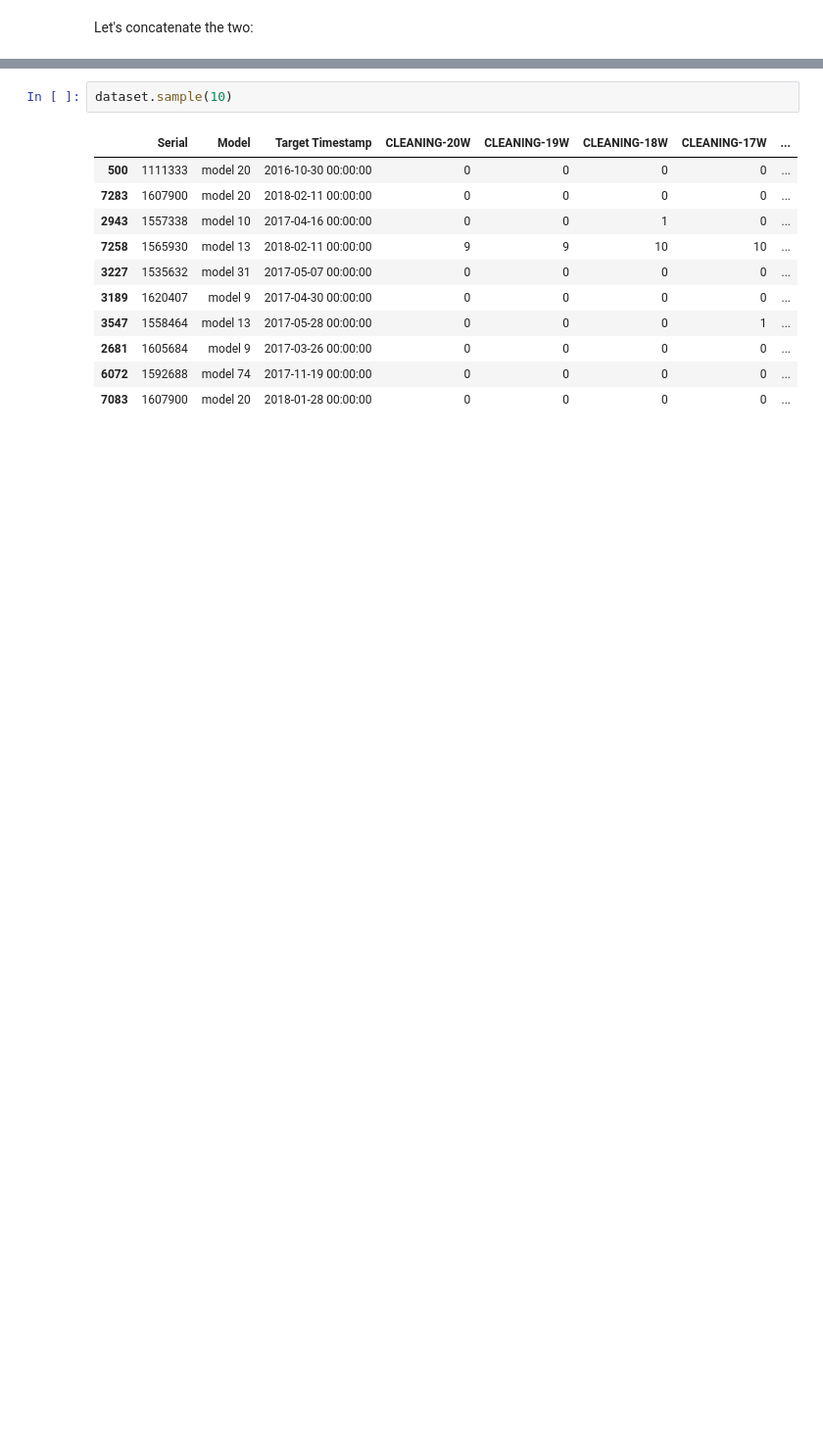
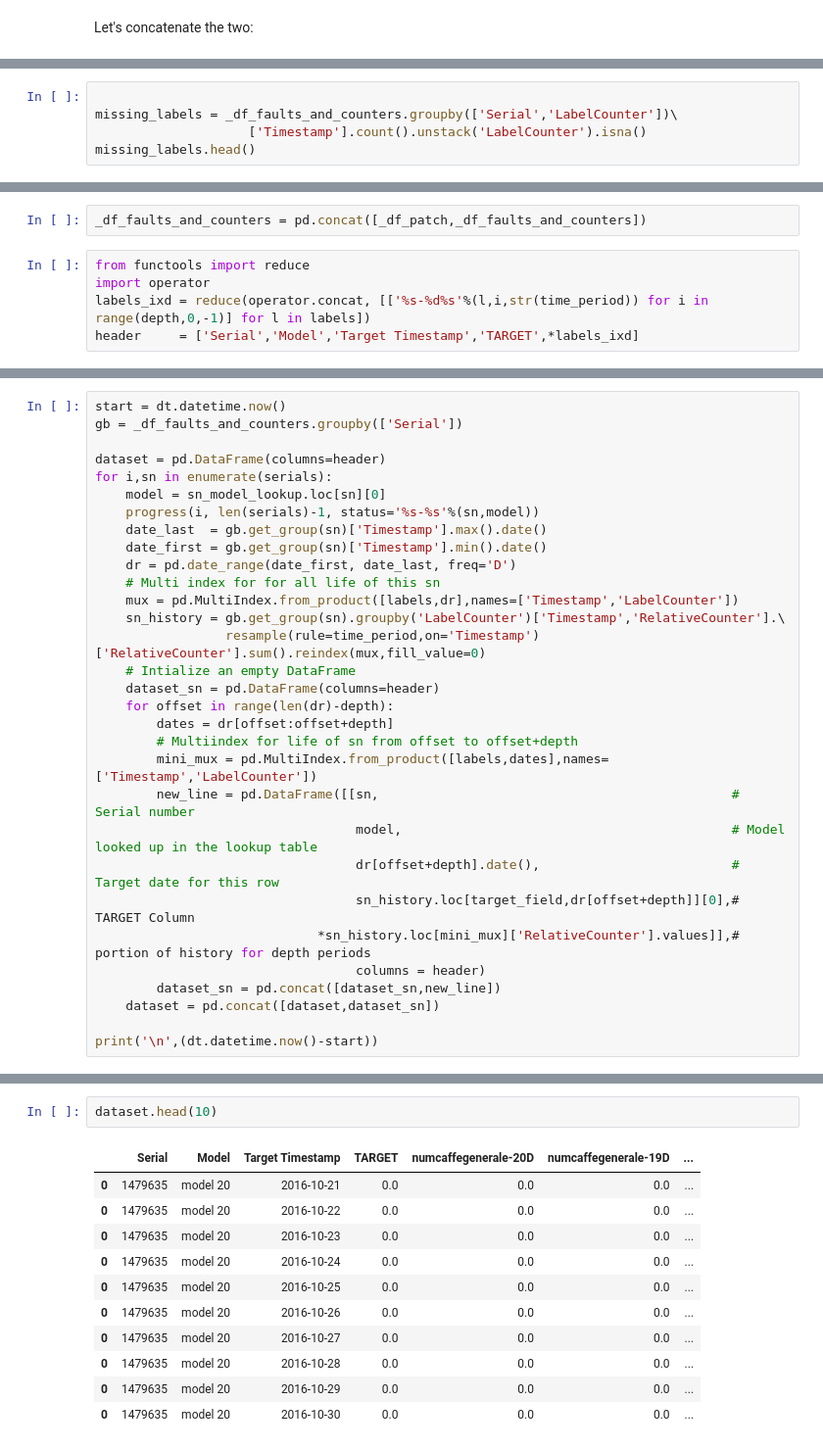
Before and after one commit to mallibus/Flairbit-Coffee-Machines-DataWranglin, a Jupyter notebook: Exploration.ipynb, the cells around one changed output, grey strips where cells are left out. Shown at 98% size. Cells and saved outputs as stored; diff of their text form; blank space fills up the shorter version.

Commit message:
Ready for the meetup show
Updated EDA and dataset generation
Ready for the meetup show

```diff
--- a/Exploration.ipynb
+++ b/Exploration.ipynb
@@ -1390,0 +1234,5 @@ dataset = dataset.T.reset_index().drop('index',axis=1)
+# %%
+
+missing_labels = _df_faults_and_counters.groupby(['Serial','LabelCounter'])\
+                    ['Timestamp'].count().unstack('LabelCounter').isna()
+missing_labels.head()
@@ -1390,0 +1266,7 @@ dataset = dataset.T.reset_index().drop('index',axis=1)
+# %%
+_df_faults_and_counters = pd.concat([_df_patch,_df_faults_and_counters])
+# %%
+from functools import reduce
+import operator
+labels_ixd = reduce(operator.concat, [['%s-%d%s'%(l,i,str(time_period)) for i in range(depth,0,-1)] for l in labels])
+header     = ['Serial','Model','Target Timestamp','TARGET',*labels_ixd]
@@ -1390,0 +1277,31 @@ dataset = dataset.T.reset_index().drop('index',axis=1)
+# %%
+start = dt.datetime.now()
+gb = _df_faults_and_counters.groupby(['Serial'])
+
+dataset = pd.DataFrame(columns=header)
+for i,sn in enumerate(serials):
+    model = sn_model_lookup.loc[sn][0]
+    progress(i, len(serials)-1, status='%s-%s'%(sn,model))
+    date_last  = gb.get_group(sn)['Timestamp'].max().date()
+    date_first = gb.get_group(sn)['Timestamp'].min().date()
+    dr = pd.date_range(date_first, date_last, freq='D')
+    # Multi index for for all life of this sn
+    mux = pd.MultiIndex.from_product([labels,dr],names=['Timestamp','LabelCounter'])
+    sn_history = gb.get_group(sn).groupby('LabelCounter')['Timestamp','RelativeCounter'].\
+                 resample(rule=time_period,on='Timestamp')['RelativeCounter'].sum().reindex(mux,fill_value=0)
+    # Intialize an empty DataFrame
+    dataset_sn = pd.DataFrame(columns=header)
+    for offset in range(len(dr)-depth):
+        dates = dr[offset:offset+depth]
+        # Multiindex for life of sn from offset to offset+depth
+        mini_mux = pd.MultiIndex.from_product([labels,dates],names=['Timestamp','LabelCounter'])
+        new_line = pd.DataFrame([[sn,                                              # Serial number
+                                  model,                                           # Model looked up in the lookup table
+                                  dr[offset+depth].date(),                         # Target date for this row
+                                  sn_history.loc[target_field,dr[offset+depth]][0],# TARGET Column
+                             *sn_history.loc[mini_mux]['RelativeCounter'].values]],# portion of history for depth periods
+                                  columns = header)
+        dataset_sn = pd.concat([dataset_sn,new_line])
+    dataset = pd.concat([dataset,dataset_sn])
+
+print('\n',(dt.datetime.now()-start))
@@ -1391,17 +1311,17 @@ dataset = dataset.T.reset_index().drop('index',axis=1)
 # %%
-dataset.sample(10)
+dataset.head(10)
 # %% [output]
-|  | Serial | Model | Target Timestamp | CLEANING-20W | CLEANING-19W | CLEANING-18W | CLEANING-17W | ... |
-| 500 | 1111333 | model 20 | 2016-10-30 00:00:00 | 0 | 0 | 0 | 0 | ... |
-| 7283 | 1607900 | model 20 | 2018-02-11 00:00:00 | 0 | 0 | 0 | 0 | ... |
-| 2943 | 1557338 | model 10 | 2017-04-16 00:00:00 | 0 | 0 | 1 | 0 | ... |
-| 7258 | 1565930 | model 13 | 2018-02-11 00:00:00 | 9 | 9 | 10 | 10 | ... |
-| 3227 | 1535632 | model 31 | 2017-05-07 00:00:00 | 0 | 0 | 0 | 0 | ... |
-| 3189 | 1620407 | model 9 | 2017-04-30 00:00:00 | 0 | 0 | 0 | 0 | ... |
-| 3547 | 1558464 | model 13 | 2017-05-28 00:00:00 | 0 | 0 | 0 | 1 | ... |
-| 2681 | 1605684 | model 9 | 2017-03-26 00:00:00 | 0 | 0 | 0 | 0 | ... |
-| 6072 | 1592688 | model 74 | 2017-11-19 00:00:00 | 0 | 0 | 0 | 0 | ... |
-| 7083 | 1607900 | model 20 | 2018-01-28 00:00:00 | 0 | 0 | 0 | 0 | ... |
+|  | Serial | Model | Target Timestamp | TARGET | numcaffegenerale-20D | numcaffegenerale-19D | ... |
+| 0 | 1479635 | model 20 | 2016-10-21 | 0.0 | 0.0 | 0.0 | ... |
+| 0 | 1479635 | model 20 | 2016-10-22 | 0.0 | 0.0 | 0.0 | ... |
+| 0 | 1479635 | model 20 | 2016-10-23 | 0.0 | 0.0 | 0.0 | ... |
+| 0 | 1479635 | model 20 | 2016-10-24 | 0.0 | 0.0 | 0.0 | ... |
+| 0 | 1479635 | model 20 | 2016-10-25 | 0.0 | 0.0 | 0.0 | ... |
+| 0 | 1479635 | model 20 | 2016-10-26 | 0.0 | 0.0 | 0.0 | ... |
+| 0 | 1479635 | model 20 | 2016-10-27 | 0.0 | 0.0 | 0.0 | ... |
+| 0 | 1479635 | model 20 | 2016-10-28 | 0.0 | 0.0 | 0.0 | ... |
+| 0 | 1479635 | model 20 | 2016-10-29 | 0.0 | 0.0 | 0.0 | ... |
+| 0 | 1479635 | model 20 | 2016-10-30 | 0.0 | 0.0 | 0.0 | ... |
 # %%
 dataset.info()
 # %% [output]
```
Also changed, not shown: parts of 155 cells of this notebook, 22 other files.
